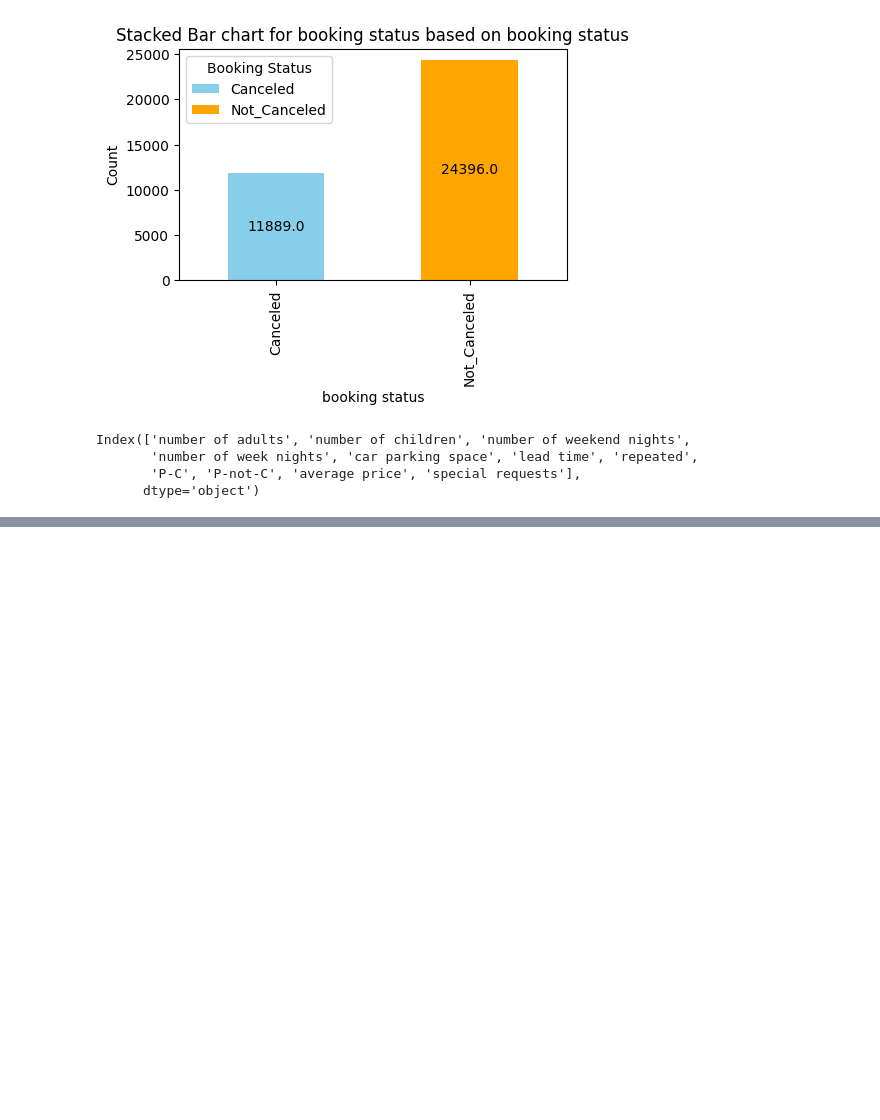
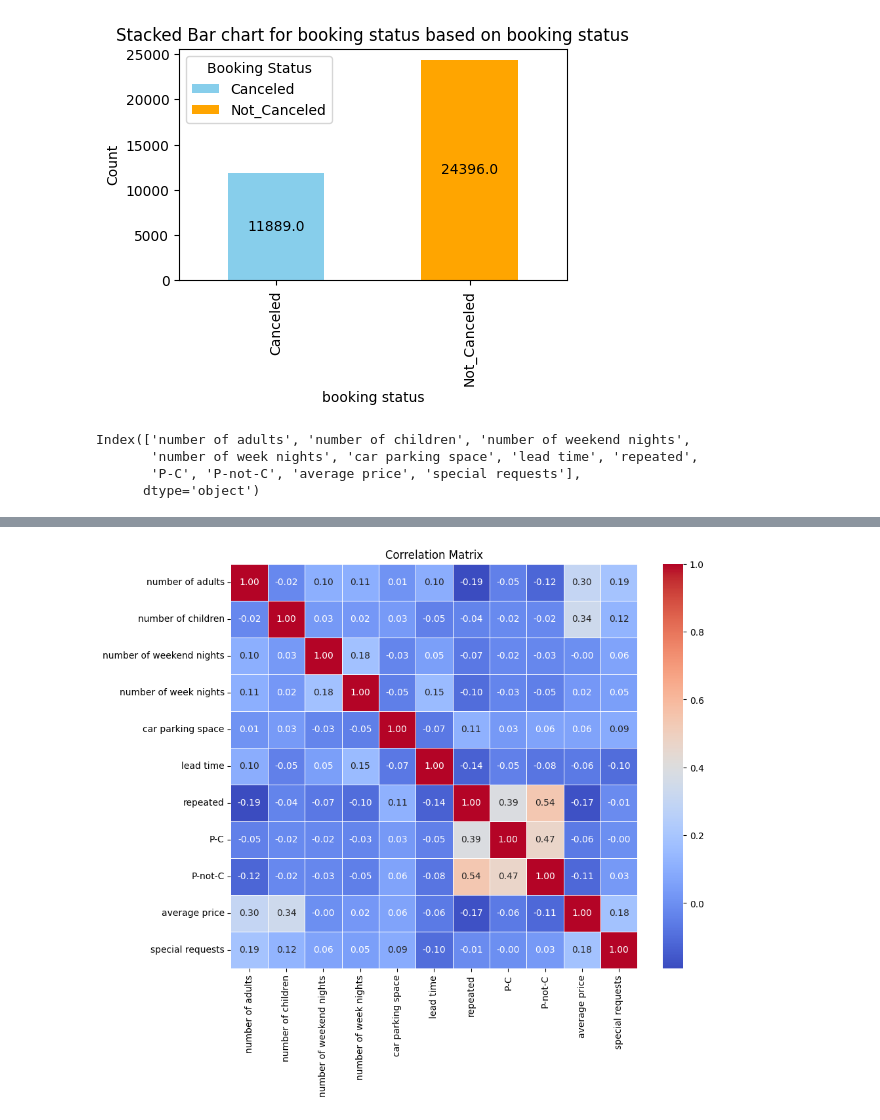
Before and after one commit to BenRoshan100/Booking-Cancellation-Prediction, a Jupyter notebook: booking_eda.ipynb, the cells around one changed output, grey strips where cells are left out. Cells and saved outputs as stored; diff of their text form; code cells hidden in the pictures; blank space fills up the shorter version.

```diff
--- a/booking_eda.ipynb
+++ b/booking_eda.ipynb
@@ -102,0 +120,10 @@ AttributeError: 'Rectangle' object has no property 'kd'
+# %%
+numerical_data=booking_data[numerical_columns]
+correlation_data=numerical_data.corr()
+plt.figure(figsize=(10,8))
+sns.heatmap(correlation_data,annot=True,cmap='coolwarm',fmt='.2f',
+            linewidth=.5)
+plt.title('Correlation Matrix')
+plt.show()
+# %% [output]
+[figure, added]
```
Also changed, not shown: parts of 1 cell of this notebook.
